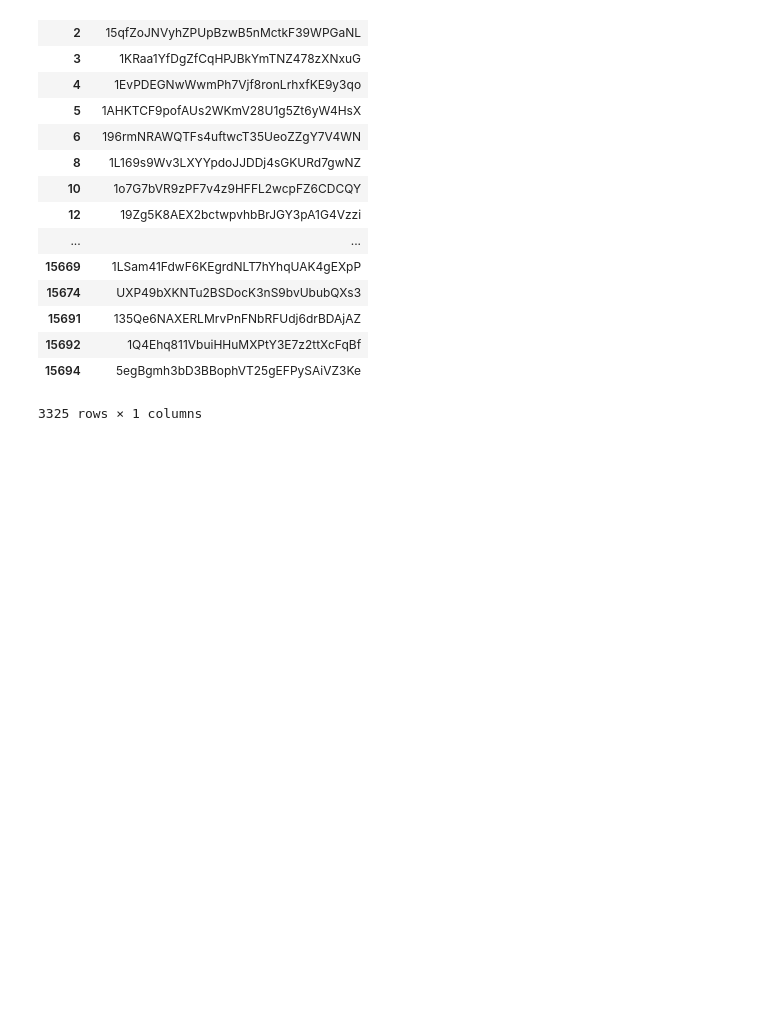
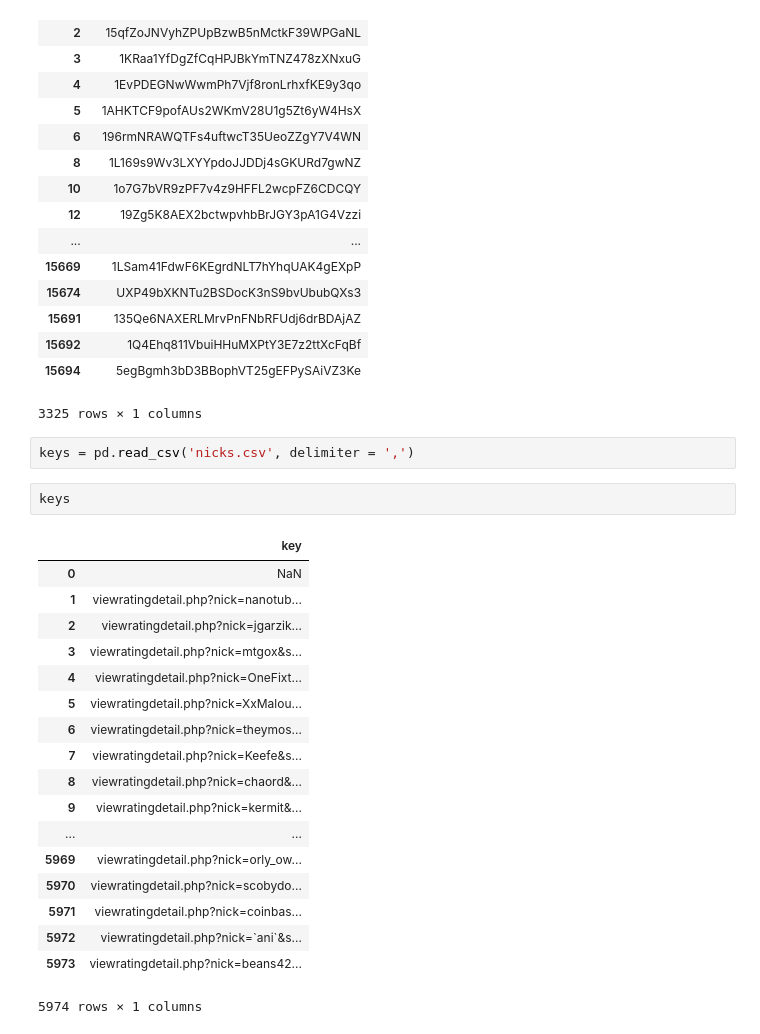
Before and after one commit to CazabetLyon1/abuse, a Jupyter notebook: abuse/abuse/pandas_dublicate.ipynb, the cells around one changed output. Drawn from its saved outputs; the diff is of its cells as text; blank space fills up the shorter version.

```diff
--- a/abuse/abuse/pandas_dublicate.ipynb
+++ b/abuse/abuse/pandas_dublicate.ipynb
@@ -46,3 +46,26 @@ keys.drop_duplicates()
 | 15692 | 1Q4Ehq811VbuiHHuMXPtY3E7z2ttXcFqBf |
 | 15694 | 5egBgmh3bD3BBophVT25gEFPySAiVZ3Ke |
 3325 rows × 1 columns
+# %%
+keys = pd.read_csv('nicks.csv', delimiter = ',')
+# %%
+keys
+# %% [output]
+|  | key |
+| 0 | NaN |
+| 1 | viewratingdetail.php?nick=nanotub... |
+| 2 | viewratingdetail.php?nick=jgarzik... |
+| 3 | viewratingdetail.php?nick=mtgox&s... |
+| 4 | viewratingdetail.php?nick=OneFixt... |
+| 5 | viewratingdetail.php?nick=XxMalou... |
+| 6 | viewratingdetail.php?nick=theymos... |
+| 7 | viewratingdetail.php?nick=Keefe&s... |
+| 8 | viewratingdetail.php?nick=chaord&... |
+| 9 | viewratingdetail.php?nick=kermit&... |
+| ... | ... |
+| 5969 | viewratingdetail.php?nick=orly_ow... |
+| 5970 | viewratingdetail.php?nick=scobydo... |
+| 5971 | viewratingdetail.php?nick=coinbas... |
+| 5972 | viewratingdetail.php?nick=`ani`&s... |
+| 5973 | viewratingdetail.php?nick=beans42... |
+5974 rows × 1 columns
```
Also changed, not shown: parts of 1 cell of this notebook, 4 other files.
